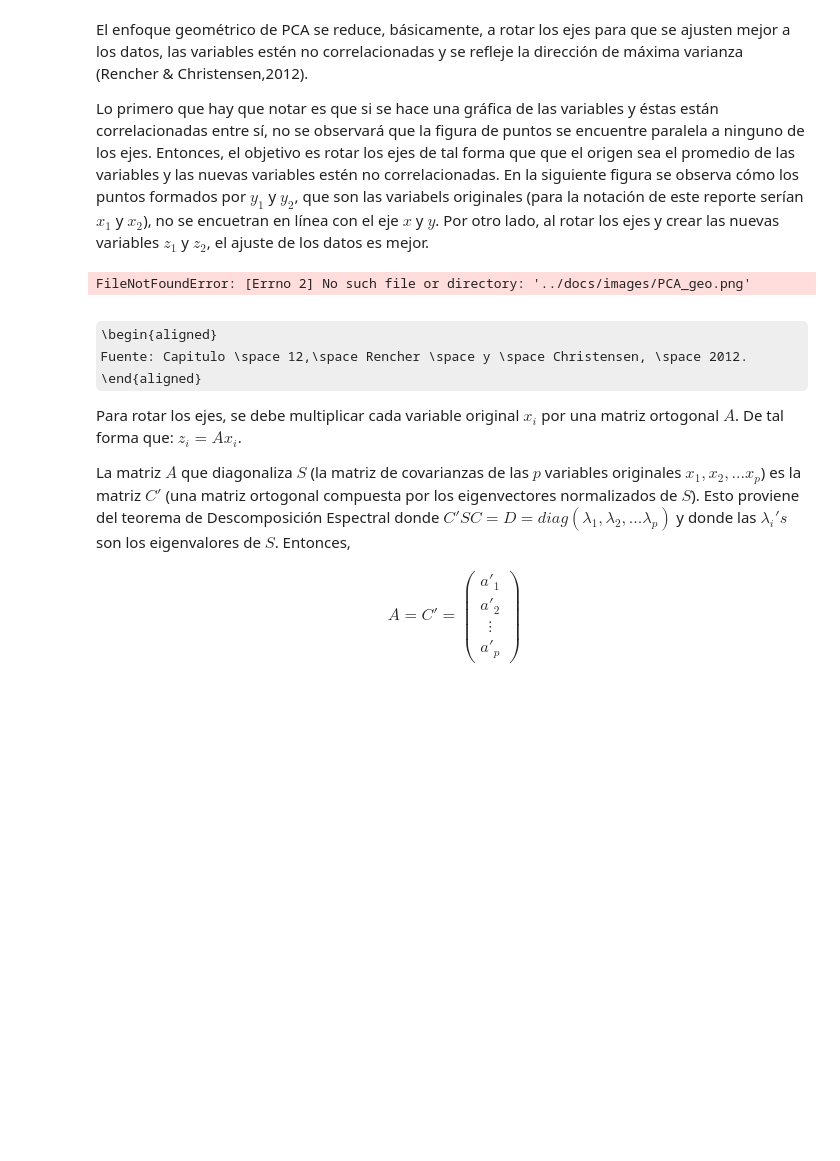
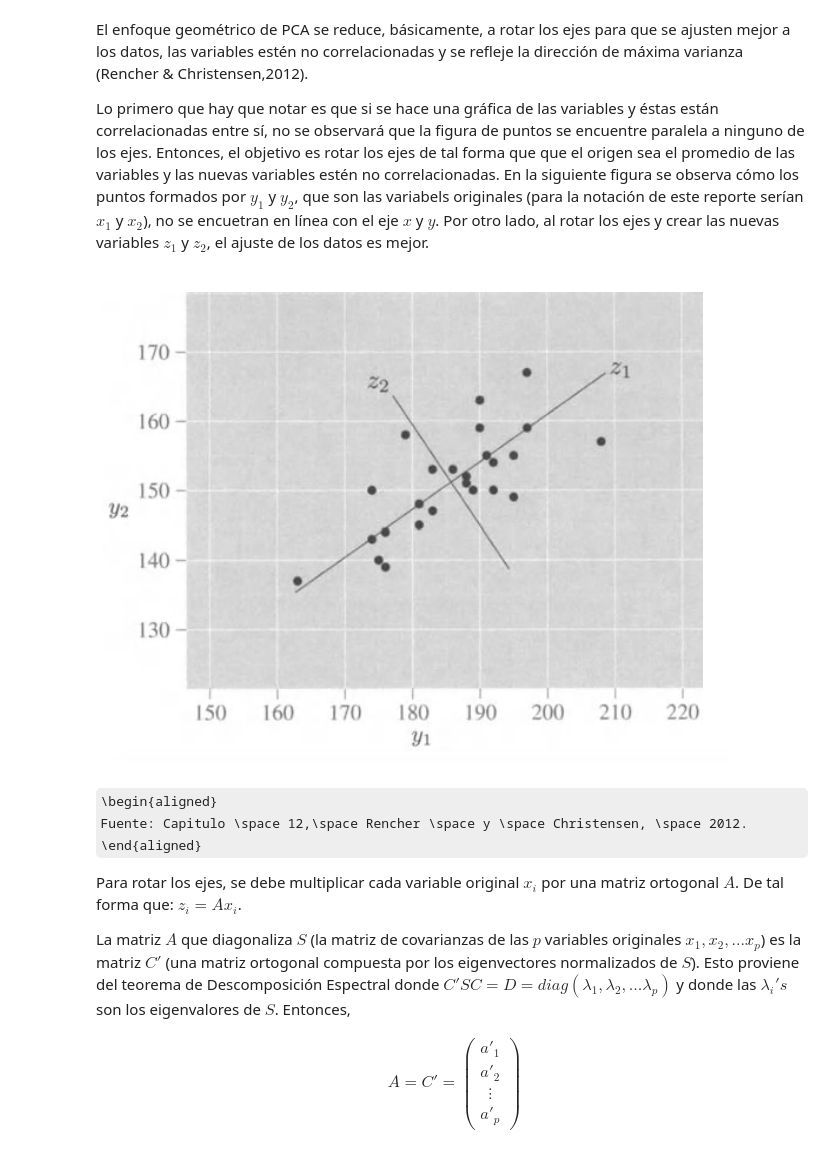
Before and after one commit to rafaelortegar/PCA-nutricion, a Jupyter notebook: results/reporte_final.ipynb, the cells around one changed output. Saved outputs shown, nothing was run; the diff lists cells and outputs as text; code cells hidden in the pictures; some formulas as TeX source; blank space fills up the shorter version.

```diff
--- a/results/reporte_final.ipynb
+++ b/results/reporte_final.ipynb
@@ -263,9 +263,9 @@ El enfoque geométrico de PCA se reduce, básicamente, a rotar los ejes para que
 Lo primero que hay que notar es que si se hace una gráfica de las variables y éstas están correlacionadas entre sí, no se observará que la figura de puntos se encuentre paralela a ninguno de los ejes. Entonces, el objetivo es rotar los ejes de tal forma que que el origen sea el promedio de las variables y las nuevas variables estén no correlacionadas. En la siguiente figura se observa cómo los puntos formados por $y_1$ y $y_2$, que son las variabels originales (para la notación de este reporte serían $x_1$ y $x_2$), no se encuetran en línea con el eje $x$ y $y$. Por otro lado, al rotar los ejes y crear las nuevas variables $z_1$ y $z_2$, el ajuste de los datos es mejor.
 # %%
 from IPython.display import Image, display
-display(Image(filename='../docs/images/PCA_geo.png', embed=True))
+display(Image(filename='../docs/img/PCA_geo.png', embed=True))
 # %% [output]
-FileNotFoundError: [Errno 2] No such file or directory: '../docs/images/PCA_geo.png'
+[figure, added]
 # %% [markdown]
 \begin{aligned}
 Fuente: Capitulo \space 12,\space Rencher \space y \space Christensen, \space 2012.
```
Also changed, not shown: parts of 5 cells of this notebook.
